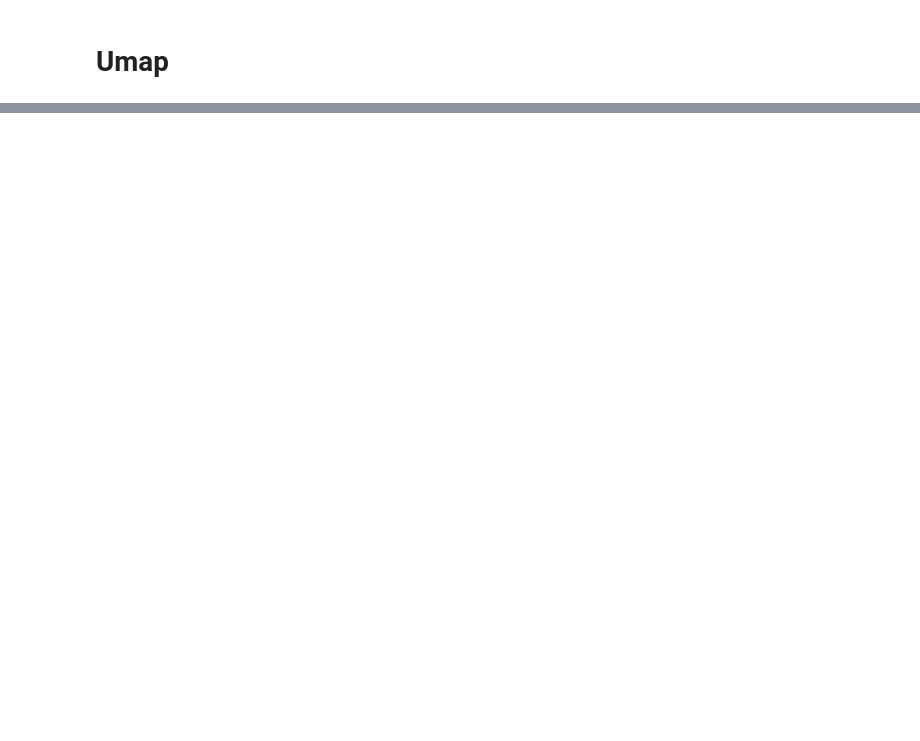
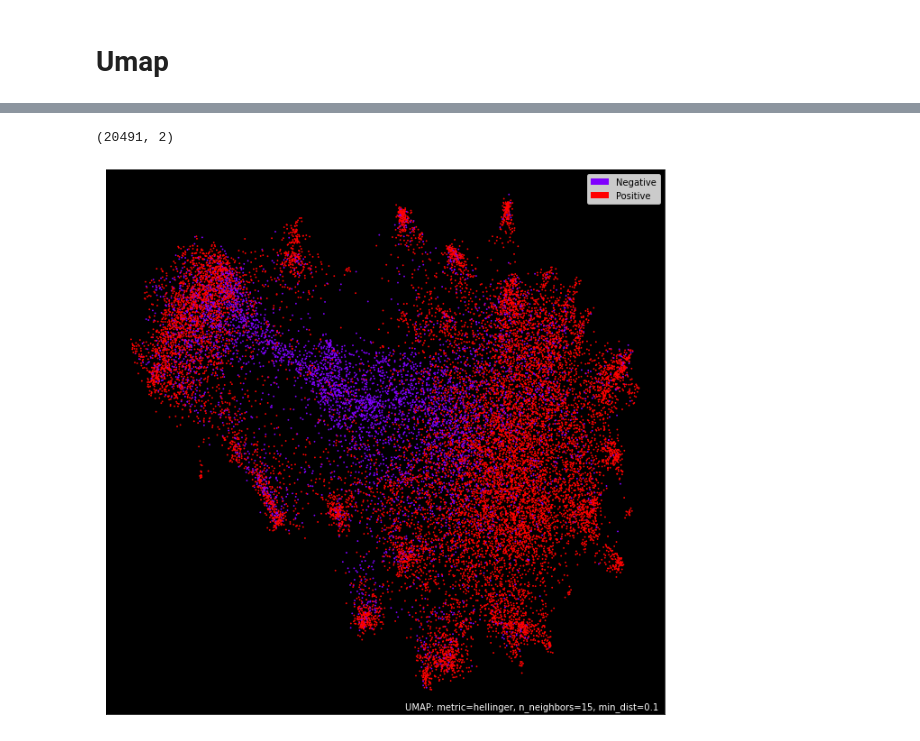
Before and after one commit to wasih790/Hotel_Sentiment_Analysis, a Jupyter notebook: Topic Modeling/Topic Model.ipynb, the cells around one changed output, grey strips where cells are left out. Cells and saved outputs as stored; diff of their text form; code cells hidden in the pictures; blank space fills up the shorter version.

Commit message:
finsihed umaps

```diff
--- a/Topic Modeling/Topic Model.ipynb
+++ b/Topic Modeling/Topic Model.ipynb
@@ -255,0 +273,10 @@ tfidf_feature_names
+# %%
+embedding = umap.UMAP(n_components=2, metric='hellinger').fit(X_train)
+# %%
+embedding.embedding_.shape
+# %% [output]
+(20491, 2)
+# %%
+f = umap.plot.points(embedding, labels=papers['Label'],theme='fire')
+# %% [output]
+[figure, added]
```
Also changed, not shown: parts of 5 cells of this notebook.
